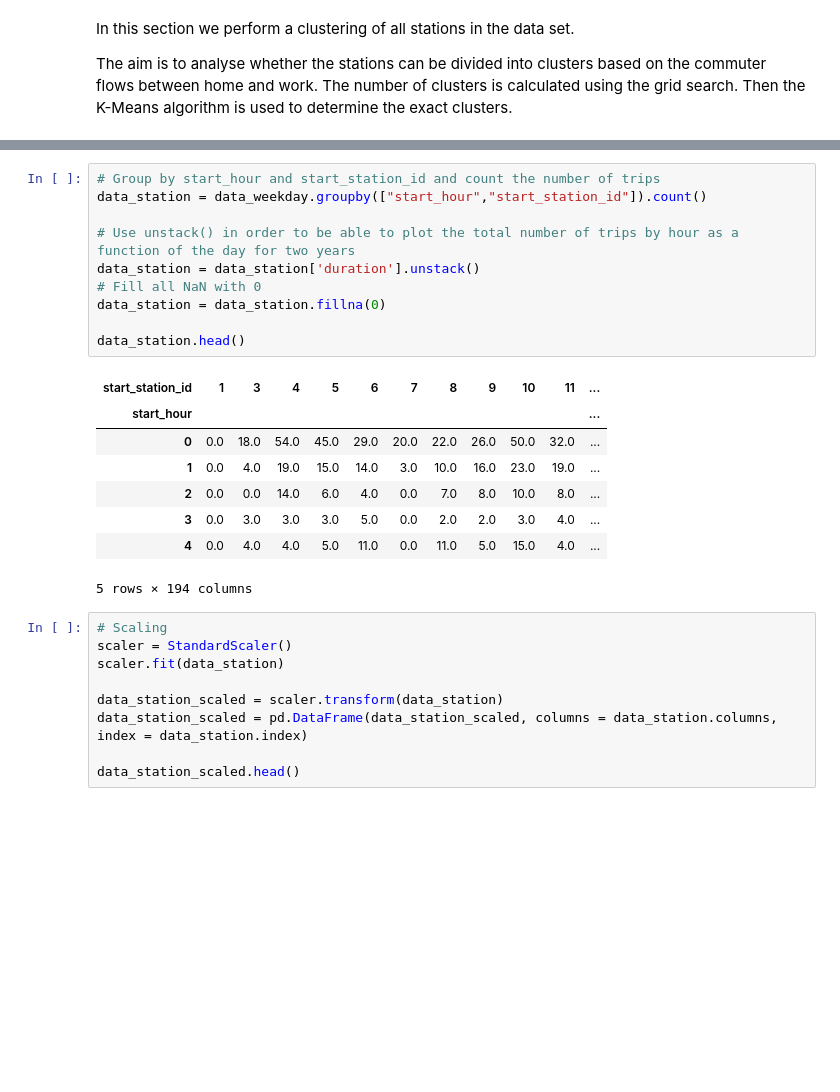
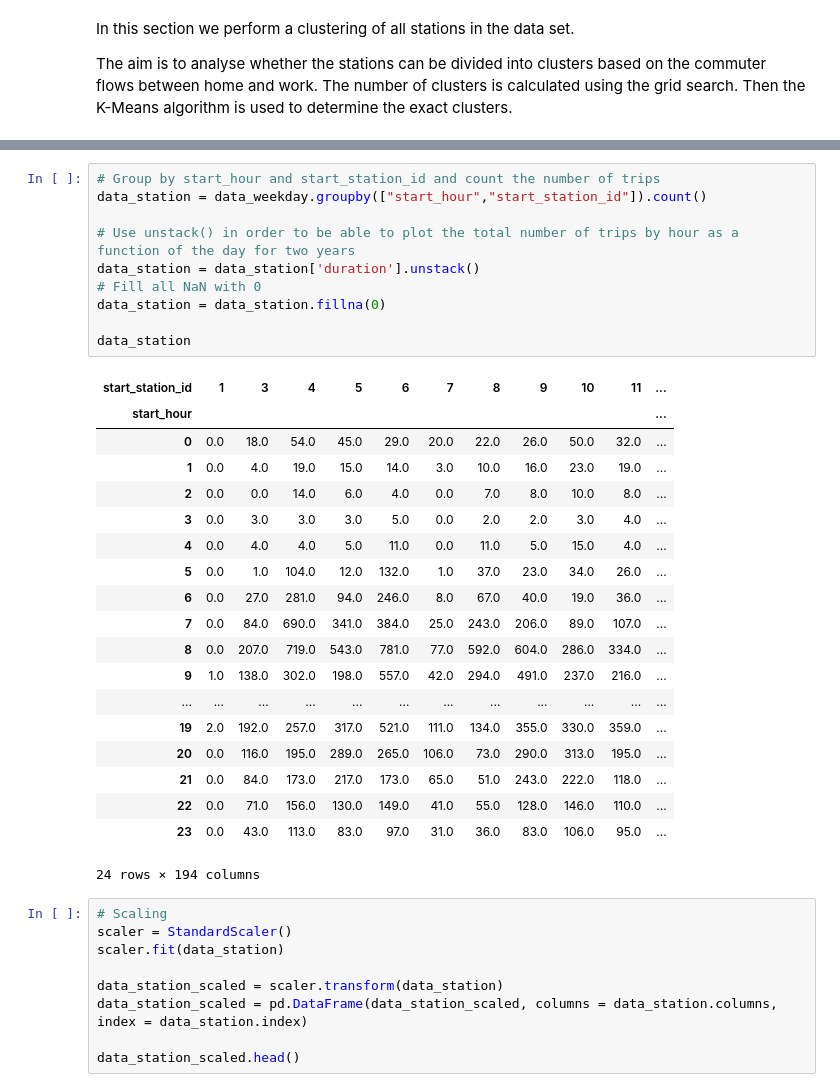
Before and after one commit to NinoVo931/AA_Project, a Jupyter notebook: Clustering.ipynb, the cells around one changed output, grey strips where cells are left out. Saved outputs shown, nothing was run; the diff lists cells and outputs as text; blank space fills up the shorter version.

Commit message:
added output stations clustering

```diff
--- a/Clustering.ipynb
+++ b/Clustering.ipynb
@@ -276,22 +276,33 @@ data_weekday.head()
 # %%
 # Group by start_hour and start_station_id and count the number of trips
 data_station = data_weekday.groupby(["start_hour","start_station_id"]).count()
 
 # Use unstack() in order to be able to plot the total number of trips by hour as a function of the day for two years
 data_station = data_station['duration'].unstack()
 # Fill all NaN with 0
 data_station = data_station.fillna(0)
 
-data_station.head()
+data_station
 # %% [output]
 | start_station_id | 1 | 3 | 4 | 5 | 6 | 7 | 8 | 9 | 10 | 11 | ... |
 | start_hour |  |  |  |  |  |  |  |  |  |  | ... |
 | 0 | 0.0 | 18.0 | 54.0 | 45.0 | 29.0 | 20.0 | 22.0 | 26.0 | 50.0 | 32.0 | ... |
 | 1 | 0.0 | 4.0 | 19.0 | 15.0 | 14.0 | 3.0 | 10.0 | 16.0 | 23.0 | 19.0 | ... |
 | 2 | 0.0 | 0.0 | 14.0 | 6.0 | 4.0 | 0.0 | 7.0 | 8.0 | 10.0 | 8.0 | ... |
 | 3 | 0.0 | 3.0 | 3.0 | 3.0 | 5.0 | 0.0 | 2.0 | 2.0 | 3.0 | 4.0 | ... |
 | 4 | 0.0 | 4.0 | 4.0 | 5.0 | 11.0 | 0.0 | 11.0 | 5.0 | 15.0 | 4.0 | ... |
+| 5 | 0.0 | 1.0 | 104.0 | 12.0 | 132.0 | 1.0 | 37.0 | 23.0 | 34.0 | 26.0 | ... |
+| 6 | 0.0 | 27.0 | 281.0 | 94.0 | 246.0 | 8.0 | 67.0 | 40.0 | 19.0 | 36.0 | ... |
+| 7 | 0.0 | 84.0 | 690.0 | 341.0 | 384.0 | 25.0 | 243.0 | 206.0 | 89.0 | 107.0 | ... |
+| 8 | 0.0 | 207.0 | 719.0 | 543.0 | 781.0 | 77.0 | 592.0 | 604.0 | 286.0 | 334.0 | ... |
+| 9 | 1.0 | 138.0 | 302.0 | 198.0 | 557.0 | 42.0 | 294.0 | 491.0 | 237.0 | 216.0 | ... |
+| ... | ... | ... | ... | ... | ... | ... | ... | ... | ... | ... | ... |
+| 19 | 2.0 | 192.0 | 257.0 | 317.0 | 521.0 | 111.0 | 134.0 | 355.0 | 330.0 | 359.0 | ... |
+| 20 | 0.0 | 116.0 | 195.0 | 289.0 | 265.0 | 106.0 | 73.0 | 290.0 | 313.0 | 195.0 | ... |
+| 21 | 0.0 | 84.0 | 173.0 | 217.0 | 173.0 | 65.0 | 51.0 | 243.0 | 222.0 | 118.0 | ... |
+| 22 | 0.0 | 71.0 | 156.0 | 130.0 | 149.0 | 41.0 | 55.0 | 128.0 | 146.0 | 110.0 | ... |
+| 23 | 0.0 | 43.0 | 113.0 | 83.0 | 97.0 | 31.0 | 36.0 | 83.0 | 106.0 | 95.0 | ... |
-5 rows × 194 columns
+24 rows × 194 columns
 # %%
 # Scaling
 scaler = StandardScaler()
```
Also changed, not shown: parts of 12 cells of this notebook, 1 other file.
